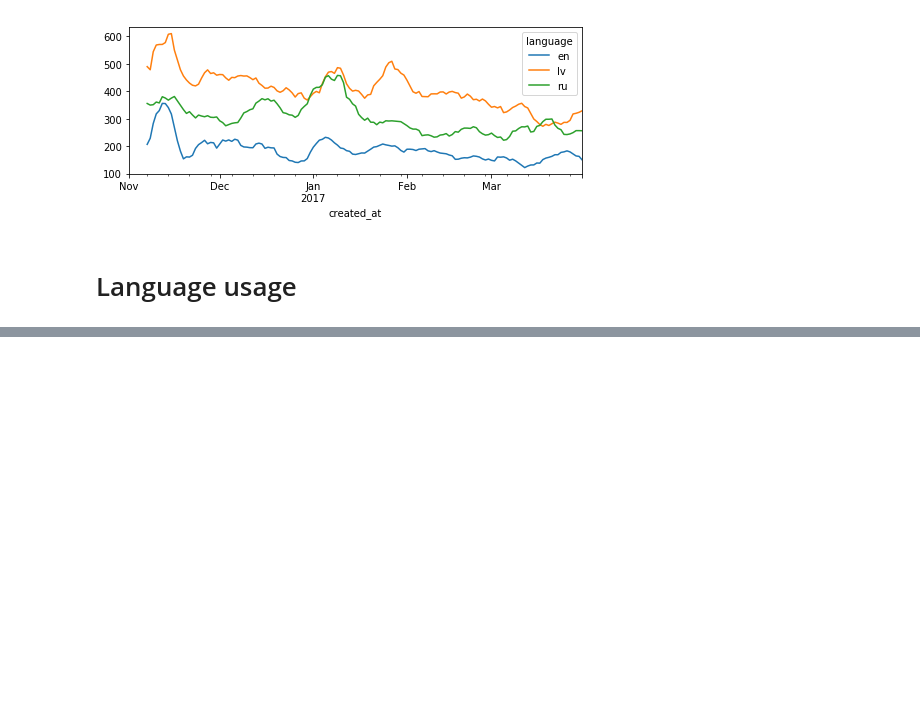
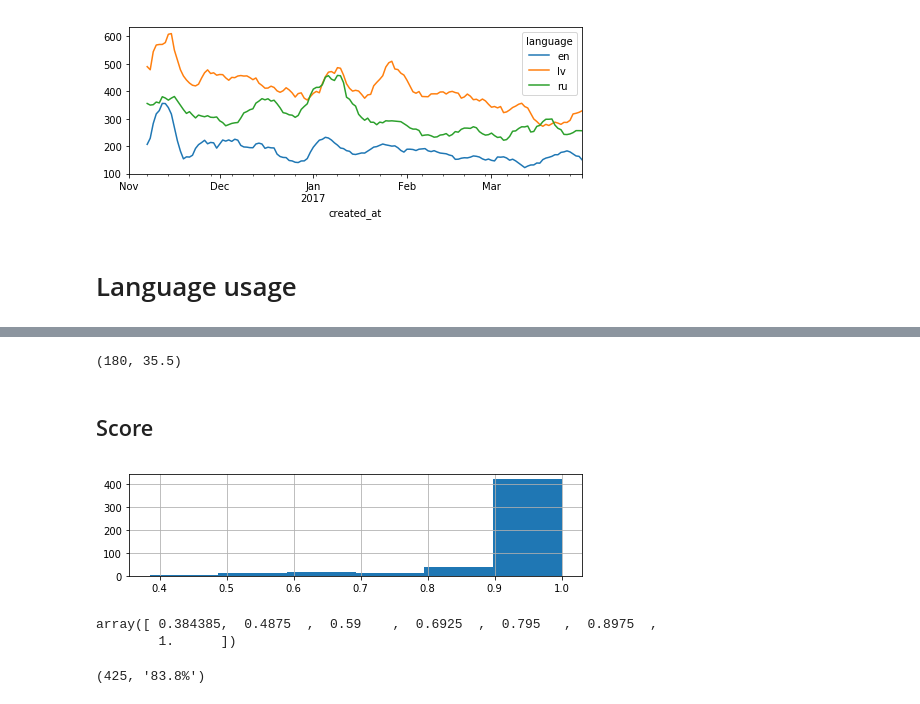
Before and after one commit to dimazest/2017-lv-corpus, a Jupyter notebook: supplement/notebook.ipynb, the cells around one changed output, grey strips where cells are left out. Saved outputs shown, nothing was run; the diff lists cells and outputs as text; code cells hidden in the pictures; blank space fills up the shorter version.

```diff
--- a/supplement/notebook.ipynb
+++ b/supplement/notebook.ipynb
@@ -85,2 +55,6 @@ sn_lang[sn_lang['Score'].between(0.5, 0.75)].sort_values('Score').size
 # %%
 sn_lang['First language'] = sn_lang[['Latvian', 'Russian', 'English']].apply((lambda r: r.argmax()), axis='columns')
+# %%
+len(one_lang), np.round(len(one_lang) / len(sn_lang), 3) * 100
+# %% [output]
+(180, 35.5)
@@ -86,0 +64,2 @@ sn_lang['First language'] = sn_lang[['Latvian', 'Russian', 'English']].apply((la
+# %% [markdown]
+## Score
@@ -86,0 +71,16 @@ sn_lang['First language'] = sn_lang[['Latvian', 'Russian', 'English']].apply((la
+# %%
+_ = sn_lang.loc[:, 'Score'].hist(bins=6, figsize=(7, 2))
+_.figure.tight_layout()
+_.figure.savefig('figures/score-hist.pdf')
+# %% [output]
+[figure, added]
+# %%
+pd.cut(sn_lang['Score'], bins=6, retbins=True)[1]
+# %% [output]
+array([ 0.384385,  0.4875  ,  0.59    ,  0.6925  ,  0.795   ,  0.8975  ,
+        1.      ])
+# %%
+_ = len(sn_lang[sn_lang['Score'] > 0.897].sort_values('Score'))
+_, '{:.1%}'.format(_ / len(sn_lang))
+# %% [output]
+(425, '83.8%')
```
Also changed, not shown: parts of 19 cells of this notebook, 5 other files.
